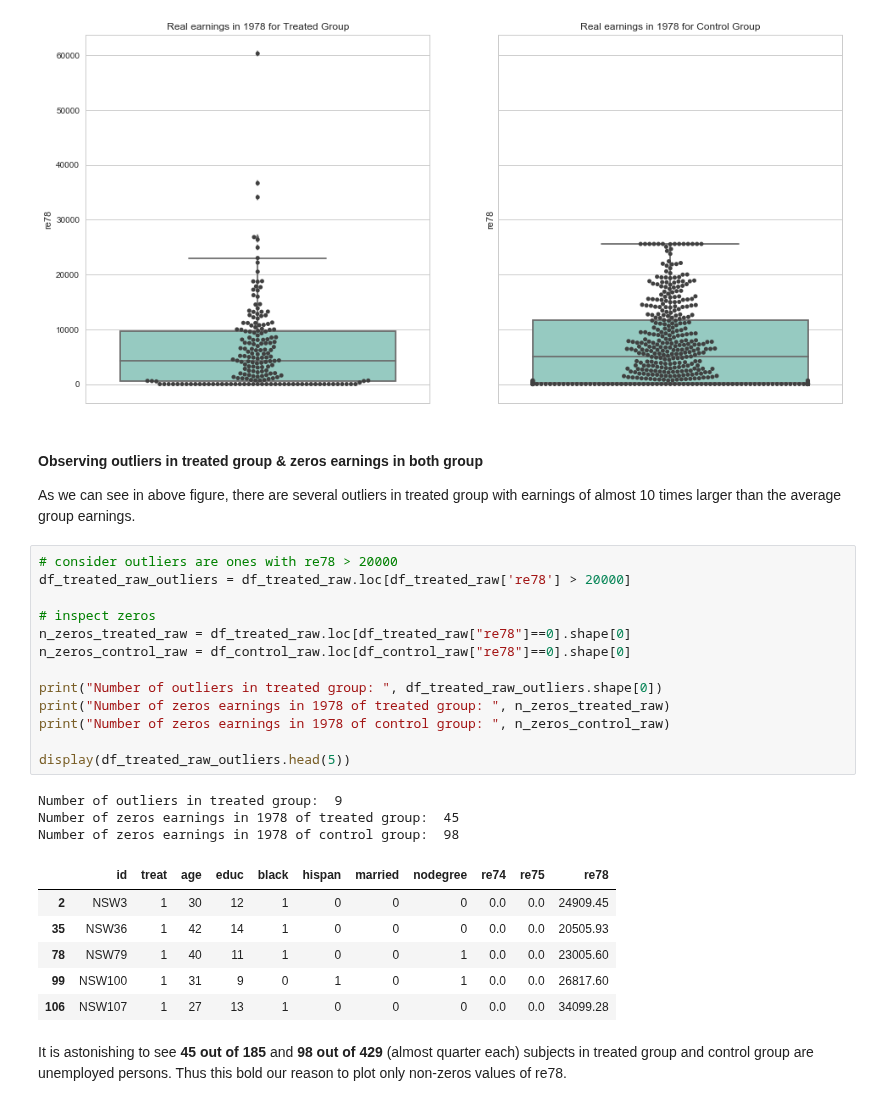
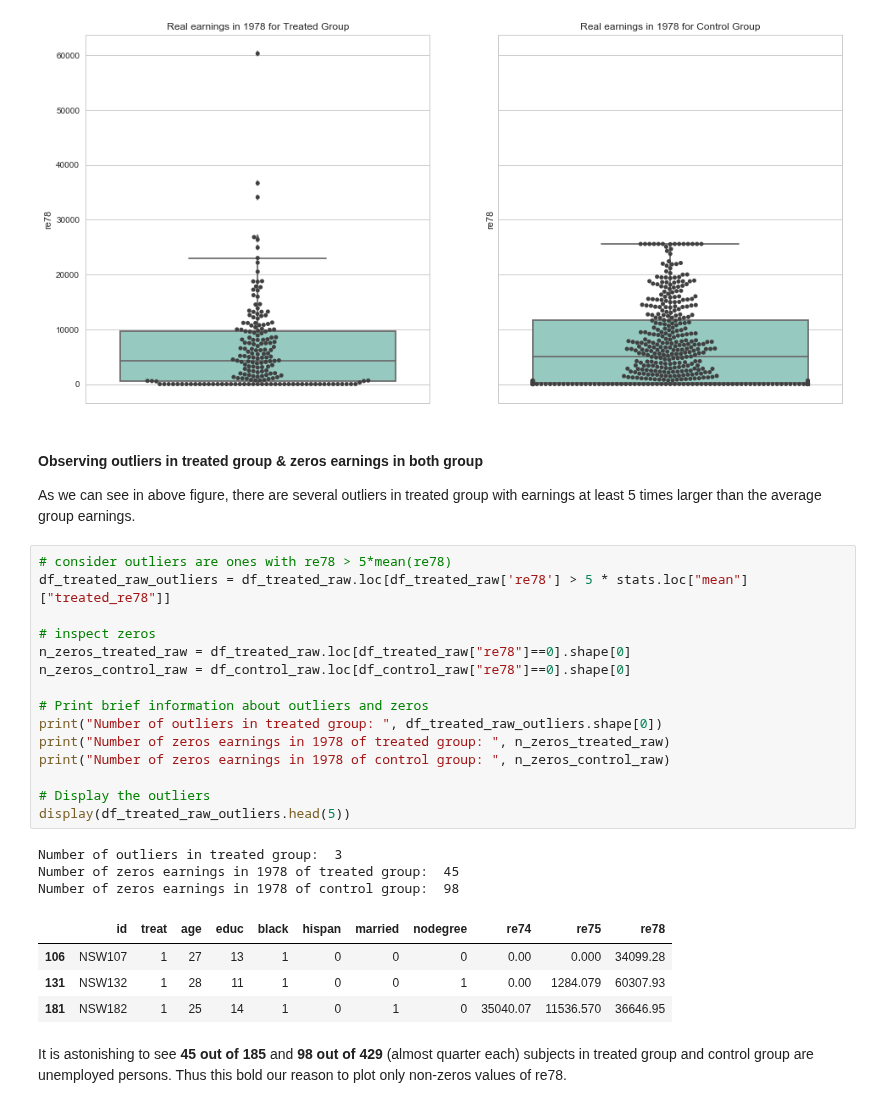
Before and after one commit to sanadhis/ADA-2017, a Jupyter notebook: 04 - Applied ML/Homework04.ipynb, the cells around one changed output. Drawn from its saved outputs; the diff is of its cells as text.

```diff
--- a/04 - Applied ML/Homework04.ipynb
+++ b/04 - Applied ML/Homework04.ipynb
@@ -317,30 +323,30 @@ Median earnings in 1978 of Control group:  4975.505
 [figure]
 # %% [markdown]
 #### Observing outliers in treated group & zeros earnings in both group
-As we can see in above figure, there are several outliers in treated group with earnings of almost 10 times larger than the average group earnings.
+As we can see in above figure, there are several outliers in treated group with earnings at least 5 times larger than the average group earnings.
 # %%
-# consider outliers are ones with re78 > 20000
-df_treated_raw_outliers = df_treated_raw.loc[df_treated_raw['re78'] > 20000]
+# consider outliers are ones with re78 > 5*mean(re78)
+df_treated_raw_outliers = df_treated_raw.loc[df_treated_raw['re78'] > 5 * stats.loc["mean"]["treated_re78"]]
 
 # inspect zeros
 n_zeros_treated_raw = df_treated_raw.loc[df_treated_raw["re78"]==0].shape[0]
 n_zeros_control_raw = df_control_raw.loc[df_control_raw["re78"]==0].shape[0]
 
+# Print brief information about outliers and zeros
 print("Number of outliers in treated group: ", df_treated_raw_outliers.shape[0])
 print("Number of zeros earnings in 1978 of treated group: ", n_zeros_treated_raw)
 print("Number of zeros earnings in 1978 of control group: ", n_zeros_control_raw)
 
+# Display the outliers
 display(df_treated_raw_outliers.head(5))
 # %% [output]
-Number of outliers in treated group:  9
+Number of outliers in treated group:  3
 Number of zeros earnings in 1978 of treated group:  45
 Number of zeros earnings in 1978 of control group:  98
 |  | id | treat | age | educ | black | hispan | married | nodegree | re74 | re75 | re78 |
-| 2 | NSW3 | 1 | 30 | 12 | 1 | 0 | 0 | 0 | 0.0 | 0.0 | 24909.45 |
-| 35 | NSW36 | 1 | 42 | 14 | 1 | 0 | 0 | 0 | 0.0 | 0.0 | 20505.93 |
-| 78 | NSW79 | 1 | 40 | 11 | 1 | 0 | 0 | 1 | 0.0 | 0.0 | 23005.60 |
-| 99 | NSW100 | 1 | 31 | 9 | 0 | 1 | 0 | 1 | 0.0 | 0.0 | 26817.60 |
-| 106 | NSW107 | 1 | 27 | 13 | 1 | 0 | 0 | 0 | 0.0 | 0.0 | 34099.28 |
+| 106 | NSW107 | 1 | 27 | 13 | 1 | 0 | 0 | 0 | 0.00 | 0.000 | 34099.28 |
+| 131 | NSW132 | 1 | 28 | 11 | 1 | 0 | 0 | 1 | 0.00 | 1284.079 | 60307.93 |
+| 181 | NSW182 | 1 | 25 | 14 | 1 | 0 | 1 | 0 | 35040.07 | 11536.570 | 36646.95 |
 # %% [markdown]
 It is astonishing to see **45 out of 185** and **98 out of 429** (almost quarter each) subjects in treated group  and control group are unemployed persons. Thus this bold our reason to plot only non-zeros values of re78.
 # %% [markdown]
```
Also changed, not shown: parts of 21 cells of this notebook.
